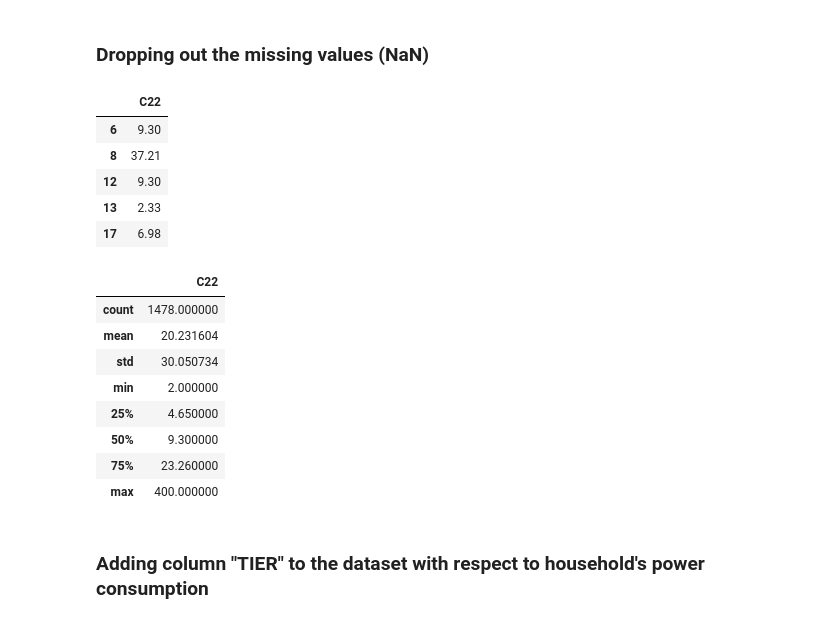
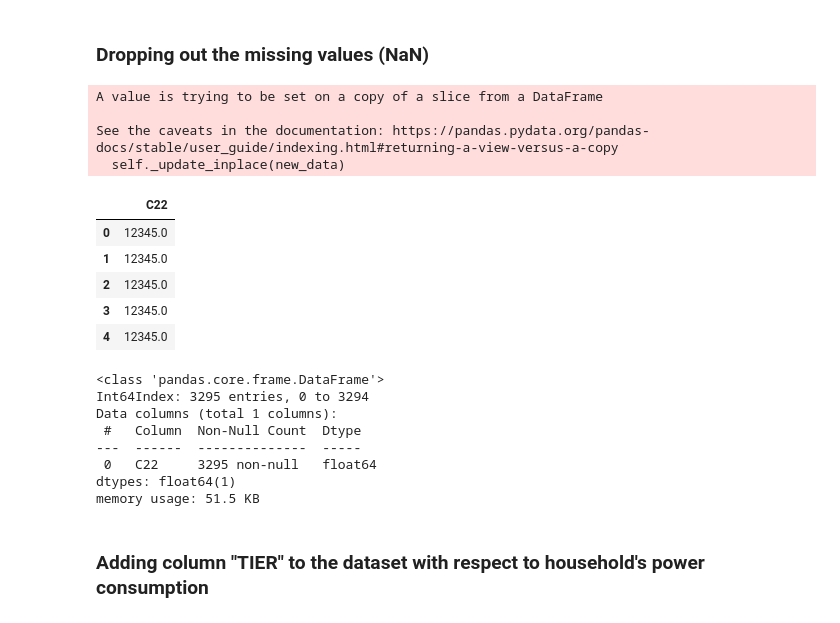
Before and after one commit to HEDERA-PLATFORM/mtf-rwanda-analysis, a Jupyter notebook: Rwanda_MTF.ipynb, the cells around one changed output. Cells and saved outputs as stored; diff of their text form; code cells hidden in the pictures.

```diff
--- a/Rwanda_MTF.ipynb
+++ b/Rwanda_MTF.ipynb
@@ -31,3 +38,3 @@ df.head()
 # %%
-df_new= df[['C22']]
+df_cap= df[['C22']]
 # %%
@@ -68,24 +64,30 @@ df_new=df_new.dropna()
+# %%
+df_cap["C22"].fillna(12345, inplace = True)
+# %% [output]
+A value is trying to be set on a copy of a slice from a DataFrame
+
+See the caveats in the documentation: https://pandas.pydata.org/pandas-docs/stable/user_guide/indexing.html#returning-a-view-versus-a-copy
+  self._update_inplace(new_data)
 # %%
-df_new.head()
+df_cap.head()
 # %% [output]
 |  | C22 |
-| 6 | 9.30 |
-| 8 | 37.21 |
-| 12 | 9.30 |
-| 13 | 2.33 |
-| 17 | 6.98 |
+| 0 | 12345.0 |
+| 1 | 12345.0 |
+| 2 | 12345.0 |
+| 3 | 12345.0 |
+| 4 | 12345.0 |
-# %%
-df_new.describe()
-# %% [output]
-|  | C22 |
-| count | 1478.000000 |
-| mean | 20.231604 |
-| std | 30.050734 |
-| min | 2.000000 |
-| 25% | 4.650000 |
-| 50% | 9.300000 |
-| 75% | 23.260000 |
-| max | 400.000000 |
+# %%
+df_cap.info()
+# %% [output]
+<class 'pandas.core.frame.DataFrame'>
+Int64Index: 3295 entries, 0 to 3294
+Data columns (total 1 columns):
+ #   Column  Non-Null Count  Dtype
+---  ------  --------------  -----
+ 0   C22     3295 non-null   float64
+dtypes: float64(1)
+memory usage: 51.5 KB
 # %% [markdown]
 ### Adding column "TIER" to the dataset with respect to household's power consumption
 # %%
```
Also changed, not shown: parts of 30 cells of this notebook.
